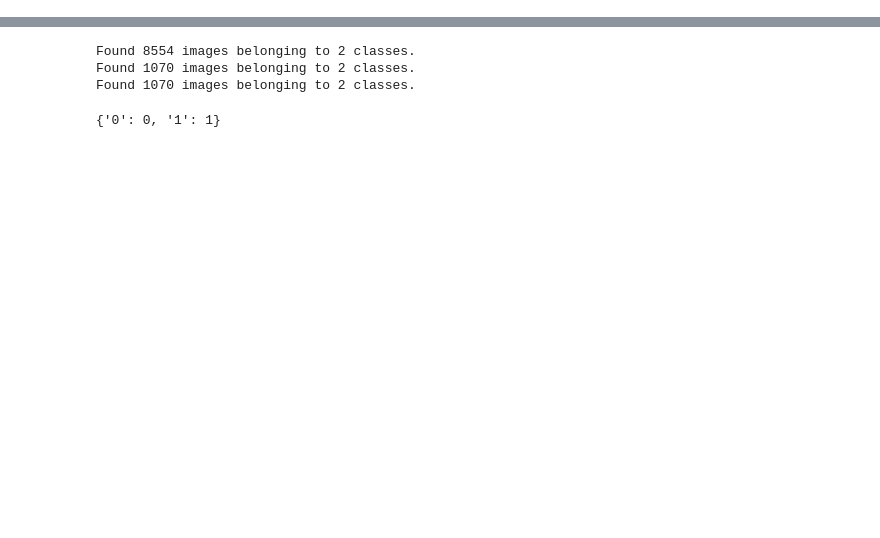
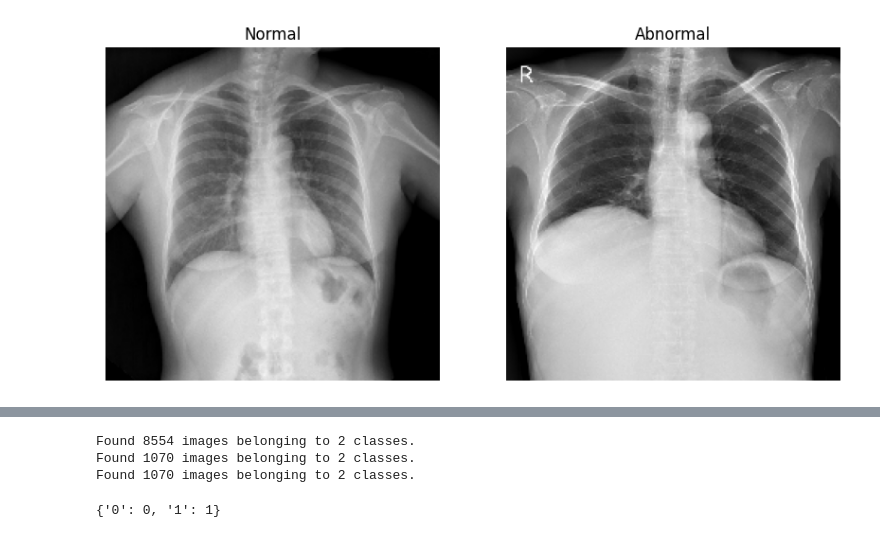
Before and after one commit to beracvk/X-Ray-Chest-Anomaly-Detection, a Jupyter notebook: Main.ipynb, the cells around one changed output, grey strips where cells are left out. Saved outputs shown, nothing was run; the diff lists cells and outputs as text; code cells hidden in the pictures; blank space fills up the shorter version.

Commit message:
EDA and Preprocessing

```diff
--- a/Main.ipynb
+++ b/Main.ipynb
@@ -13,0 +63,24 @@ print(sys.executable)
+# %%
+from tensorflow.keras.preprocessing import image
+
+plt.figure(figsize=(10,5))
+
+normal_img_path = train_dir + "/0/" + os.listdir(train_dir + "/0")[0]
+abnormal_img_path = train_dir + "/1/" + os.listdir(train_dir + "/1")[0]
+
+normal_img = image.load_img(normal_img_path, target_size=(224,224))
+abnormal_img = image.load_img(abnormal_img_path, target_size=(224,224))
+
+plt.subplot(1,2,1)
+plt.imshow(normal_img)
+plt.title("Normal")
+plt.axis("off")
+
+plt.subplot(1,2,2)
+plt.imshow(abnormal_img)
+plt.title("Abnormal")
+plt.axis("off")
+
+plt.show()
+# %% [output]
+[figure, added]
```
Also changed, not shown: parts of 12 cells of this notebook.
